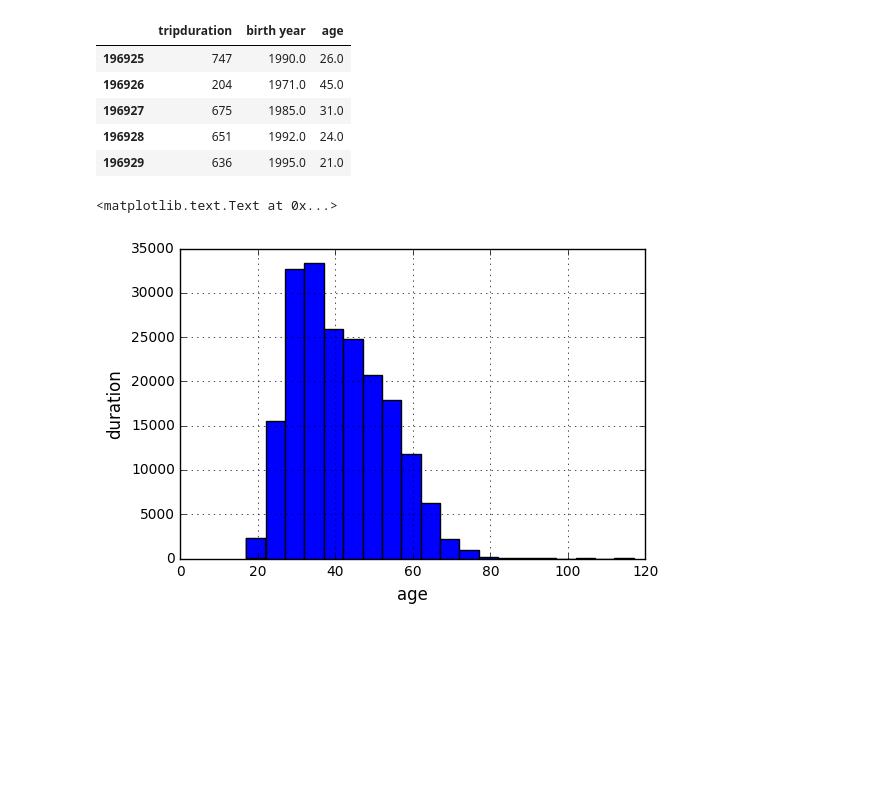
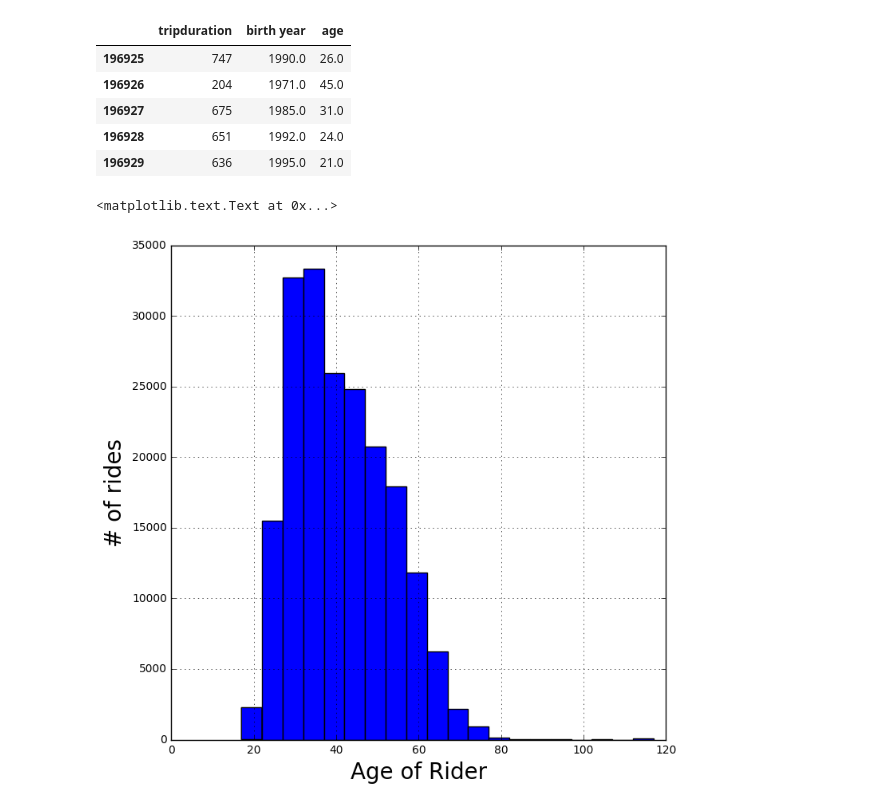
Before and after one commit to dlk253/PUI2016_dlk253, a Jupyter notebook: HW6_dlk253/hw6_dlk253_assign2_citibike_review_z_test.ipynb, the cells around one changed output. Saved outputs shown, nothing was run; the diff lists cells and outputs as text; code cells hidden in the pictures; blank space fills up the shorter version.

```diff
--- a/HW6_dlk253/hw6_dlk253_assign2_citibike_review_z_test.ipynb
+++ b/HW6_dlk253/hw6_dlk253_assign2_citibike_review_z_test.ipynb
@@ -85,11 +79,12 @@ df.tail()
 | 196928 | 651 | 1992.0 | 24.0 |
 | 196929 | 636 | 1995.0 | 21.0 |
 # %%
-#plotting the mean duration for each age as a histogram
-df['age'].hist(bins=20)
-pl.ylabel("duration", fontsize = 12)
-pl.xlabel("age", fontsize = 12)
+#plotting the mean duration for each age as a histogram, derived from Jon Toy
+fig = pl.figure(figsize(8,8))
+ax = df['age'].hist(bins=20)
+ax.set_ylabel ("# of rides", fontsize = 20)
+ax.set_xlabel ("Age of Rider", fontsize = 20)
 # %% [output]
 <matplotlib.text.Text at 0x...>
-[figure, old version]
+[figure, new version]
 # %%
```
Also changed, not shown: parts of 9 cells of this notebook.
